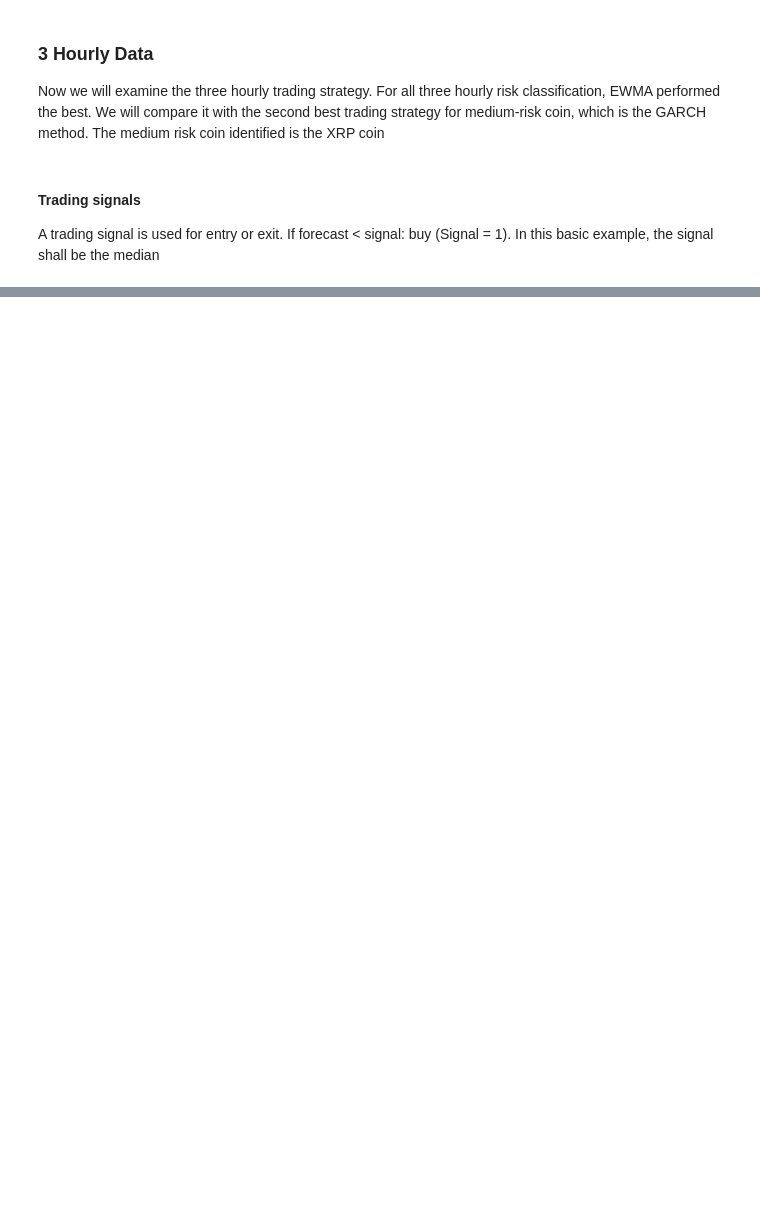
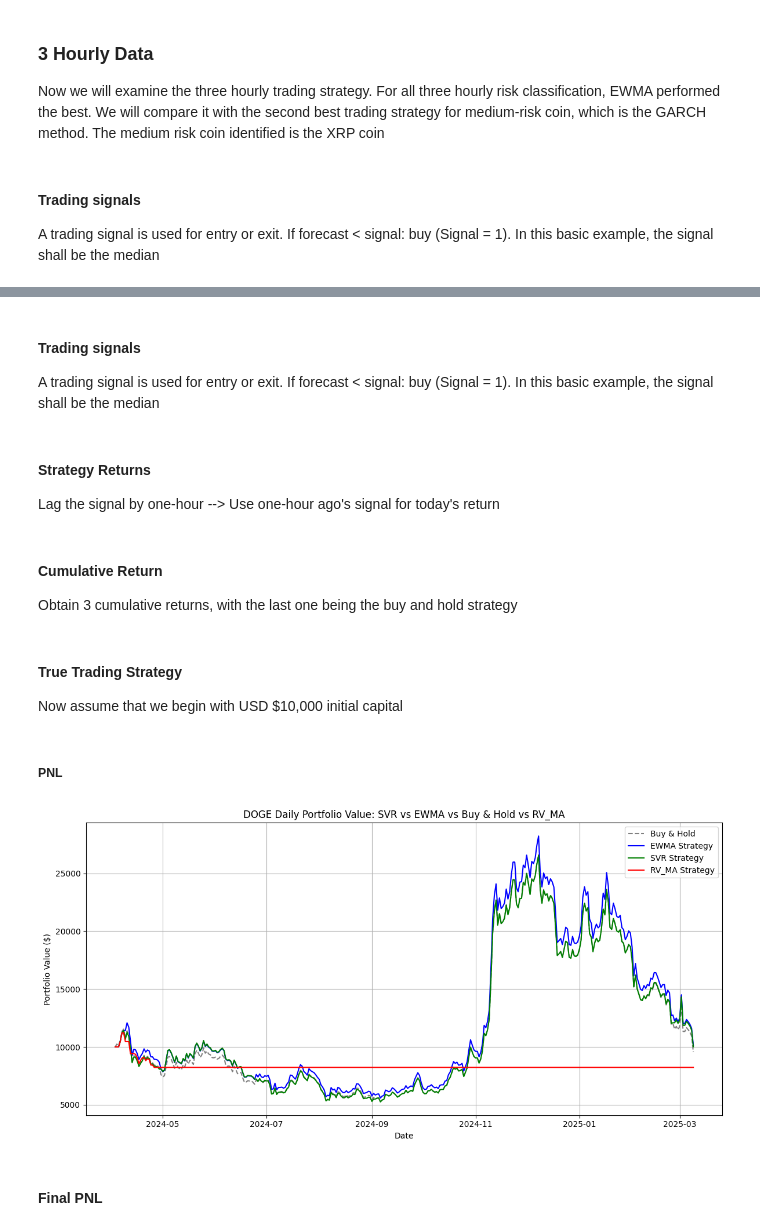
Before and after one commit to zhyoung17/crypto-rv-forecast, a Jupyter notebook: notebooks/trading/trading_sim.ipynb, the cells around one changed output, grey strips where cells are left out. Cells and saved outputs as stored; diff of their text form; code cells hidden in the pictures; blank space fills up the shorter version.

```diff
--- a/notebooks/trading/trading_sim.ipynb
+++ b/notebooks/trading/trading_sim.ipynb
@@ -146,0 +277,3 @@ A trading signal is used for entry or exit. If forecast < signal: buy (Signal =
+# %% [markdown]
+#### Trading signals
+A trading signal is used for entry or exit. If forecast < signal: buy (Signal = 1). In this basic example, the signal shall be the median
@@ -146,0 +289,49 @@ A trading signal is used for entry or exit. If forecast < signal: buy (Signal =
+# %% [markdown]
+#### Strategy Returns
+Lag the signal by one-hour --> Use one-hour ago's signal for today's return
+# %%
+svr['strategy_return_svr'] = svr['signal_svr'].shift(1) * svr['return']
+svr['strategy_return_ewma'] = svr['signal_ewma'].shift(1) * svr['return']
+svr['strategy_return_rv_ma'] =svr['signal_rv_ma'].shift(1) * svr['return']
+# %% [markdown]
+#### Cumulative Return
+Obtain 3 cumulative returns, with the last one being the buy and hold strategy
+# %%
+svr['cum_return_svr'] = (1 + svr['strategy_return_svr'].fillna(0)).cumprod() - 1
+svr['cum_return_ewma'] = (1 + svr['strategy_return_ewma'].fillna(0)).cumprod() - 1
+svr['cum_return_hold'] = (1 + svr['return'].fillna(0)).cumprod() - 1
+svr['cum_return_rv_ma'] = (1 + svr['strategy_return_rv_ma'].fillna(0)).cumprod() - 1
+# %% [markdown]
+#### True Trading Strategy
+Now assume that we begin with USD $10,000 initial capital
+# %%
+initial_capital = 10000
+
+svr['portfolio_value_svr'] = initial_capital * (1 + svr['cum_return_svr'])
+svr['portfolio_value_ewma']  = initial_capital * (1 + svr['cum_return_ewma'])
+svr['portfolio_value_hold']  = initial_capital * (1 + svr['cum_return_hold'])
+svr['portfolio_value_rv_ma'] = initial_capital * (1 + svr['cum_return_rv_ma'])
+# %% [markdown]
+##### PNL
+# %%
+svr['PnL_garch'] = svr['portfolio_value_svr'] - initial_capital
+svr['PnL_ewma']  = svr['portfolio_value_ewma']  - initial_capital
+svr['PnL_hold']  = svr['portfolio_value_hold']  - initial_capital
+svr['PnL_rv_ma'] = svr['portfolio_value_rv_ma'] - initial_capital
+# %%
+plt.figure(figsize=(12, 6))
+plt.plot(svr['Date'], svr['portfolio_value_hold'], label='Buy & Hold', linestyle='--', color='gray')
+plt.plot(svr['Date'], svr['portfolio_value_ewma'], label='EWMA Strategy', color='blue')
+plt.plot(svr['Date'], svr['portfolio_value_svr'], label='SVR Strategy', color='green')
+plt.plot(svr['Date'], svr['portfolio_value_rv_ma'], label='RV_MA Strategy', color='red')
+plt.xlabel('Date')
+plt.ylabel('Portfolio Value ($)')
+plt.title('DOGE Daily Portfolio Value: SVR vs EWMA vs Buy & Hold vs RV_MA')
+plt.legend()
+plt.grid(True)
+plt.tight_layout()
+plt.show()
+# %% [output]
+[figure, added]
+# %% [markdown]
+#### Final PNL
```
Also changed, not shown: parts of 26 cells of this notebook.
